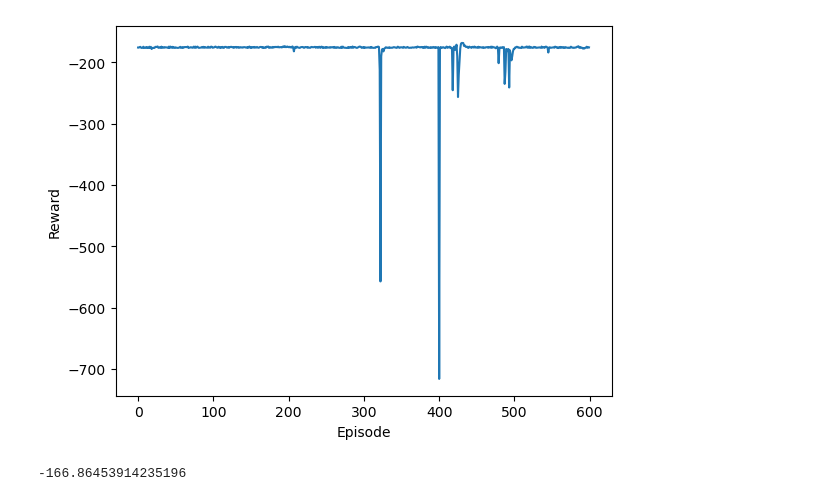
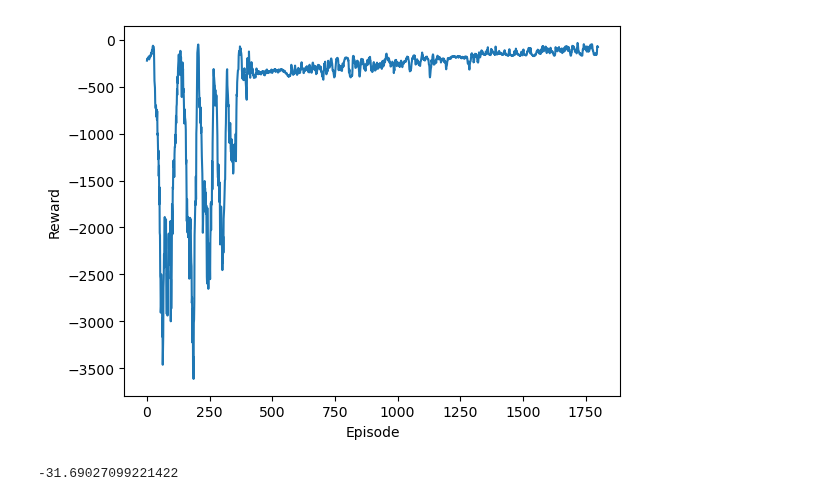
Before and after one commit to damurka5/RL_CDPR, a Jupyter notebook: mujoco_py/07_RL_ActorCritic.ipynb, the cells around one changed output. Cells and saved outputs as stored; diff of their text form; code cells hidden in the pictures.

Commit message:
test with quadratic reward function and a single model for actor-critic

```diff
--- a/mujoco_py/07_RL_ActorCritic.ipynb
+++ b/mujoco_py/07_RL_ActorCritic.ipynb
@@ -80,26 +80,24 @@ class CDPR4_env(CDPR4):
 env = CDPR4_env()
 # %%
 class ActorCriticNetwork(nn.Module):
-    def __init__(self, n_observations, n_actions, fc1_dims=512, fc2_dims=512):
+    def __init__(self, n_observations, n_actions, fc1_dims=1024, fc2_dims=512):
         super(ActorCriticNetwork, self).__init__()
-        self.actor = nn.Sequential(
-            nn.Linear(n_observations, fc1_dims),
-            nn.ReLU(),
-            nn.Linear(fc1_dims, fc2_dims),
-            nn.ReLU(),
-            nn.Linear(fc2_dims, n_actions)
-        )
-        self.critic = nn.Sequential(
-            nn.Linear(n_observations, fc1_dims),
-            nn.ReLU(),
-            nn.Linear(fc1_dims, fc2_dims),
-            nn.ReLU(),
-            nn.Linear(fc2_dims, 1)
-        )
+        self.fc1_dims = fc1_dims
+        self.fc2_dims = fc2_dims
+        self.n_actions = n_actions
+
+        self.fc1 = nn.Linear(n_observations, self.fc1_dims)  # Assuming input size is 4
+        self.fc2 = nn.Linear(self.fc1_dims, self.fc2_dims)
+        self.v = nn.Linear(self.fc2_dims, 1)
+        self.pi = nn.Linear(self.fc2_dims, n_actions)
 
     def forward(self, state):
-        v = self.critic(state)
-        pi = F.softmax(self.actor(state), dim=-1)
+        x = F.relu(self.fc1(state))
+        x = F.relu(self.fc2(x))
+
+        v = self.v(x)
+        pi = F.softmax(self.pi(x), dim=-1)
+
         return v, pi
 # %%
 from torch.distributions import Categorical
@@ -151,9 +152,9 @@ class Agent:
 # %%
 from tqdm import tqdm
-agent = Agent(alpha=1e-4, n_observations=env.observation_space.shape[0], n_actions=env.action_space.n)
+agent = Agent(alpha=1e-5, n_observations=env.observation_space.shape[0], n_actions=env.action_space.n)
 n_games = 1800
 
-best_score = -1
+best_score = -30
 score_history = []
 
 pbar = tqdm(range(n_games), desc="Training Progress")
@@ -172,8 +173,9 @@ for i in pbar:
     score_history.append(score)
     avg_score = np.mean(score_history[-100:])
 
-    if avg_score > best_score:
+    if score > best_score:
         best_score = avg_score
+        torch.save(agent.actor_critic.state_dict(), f'models/07_ActorCritic_squaredReward_21_11_24_reward{score}')
 
     pbar.set_postfix({
             'Episode Reward': f'{float(score):.5f}',
@@ -185,10 +187,10 @@ for i in pbar:
 # %%
 import matplotlib.pyplot as plt
 
-plt.plot(range(600), score_history[-600:])
+plt.plot(range(1800), score_history[-1800:])
 plt.xlabel("Episode")
 plt.ylabel("Reward")
 plt.show()
 # %% [output]
-[figure, old version]
+[figure, new version]
 # %%
@@ -196,4 +198,4 @@ plt.show()
 # %%
 max(score_history)
 # %% [output]
--166.86453914235196
+-31.69027099221422
```
Also changed, not shown: parts of 2 cells of this notebook, 1 other file.
